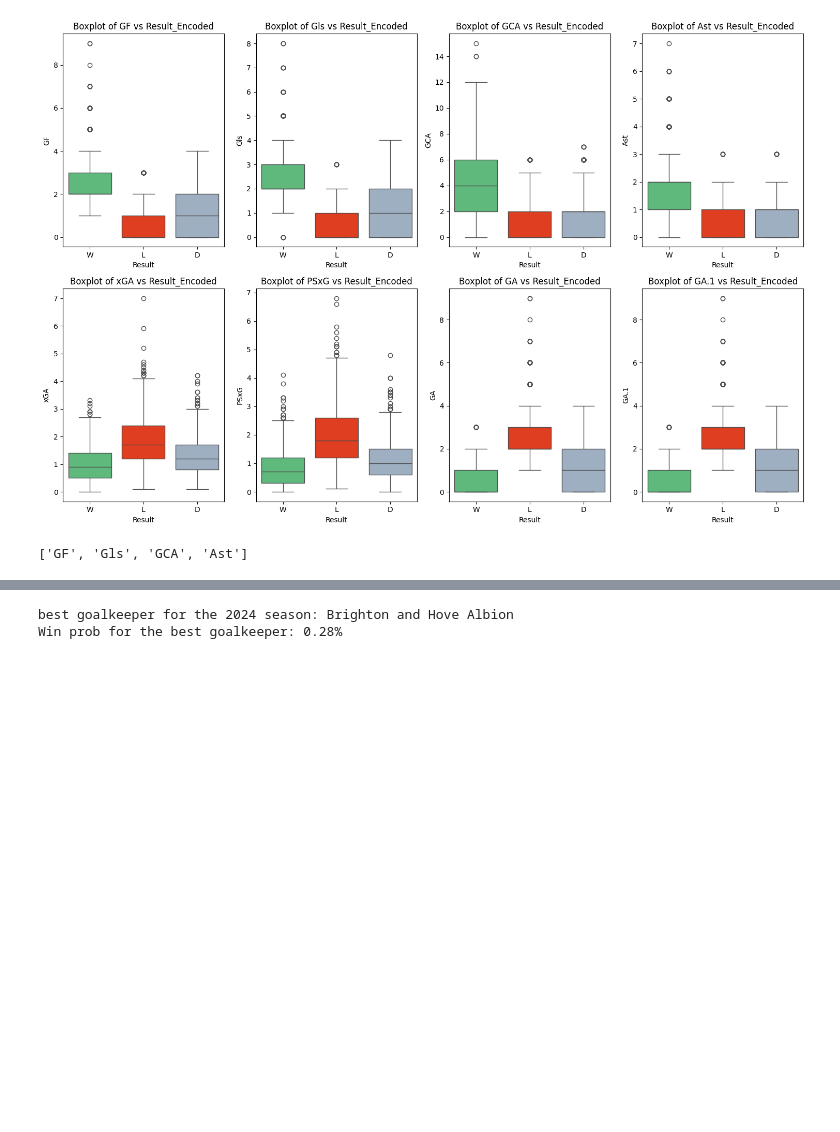
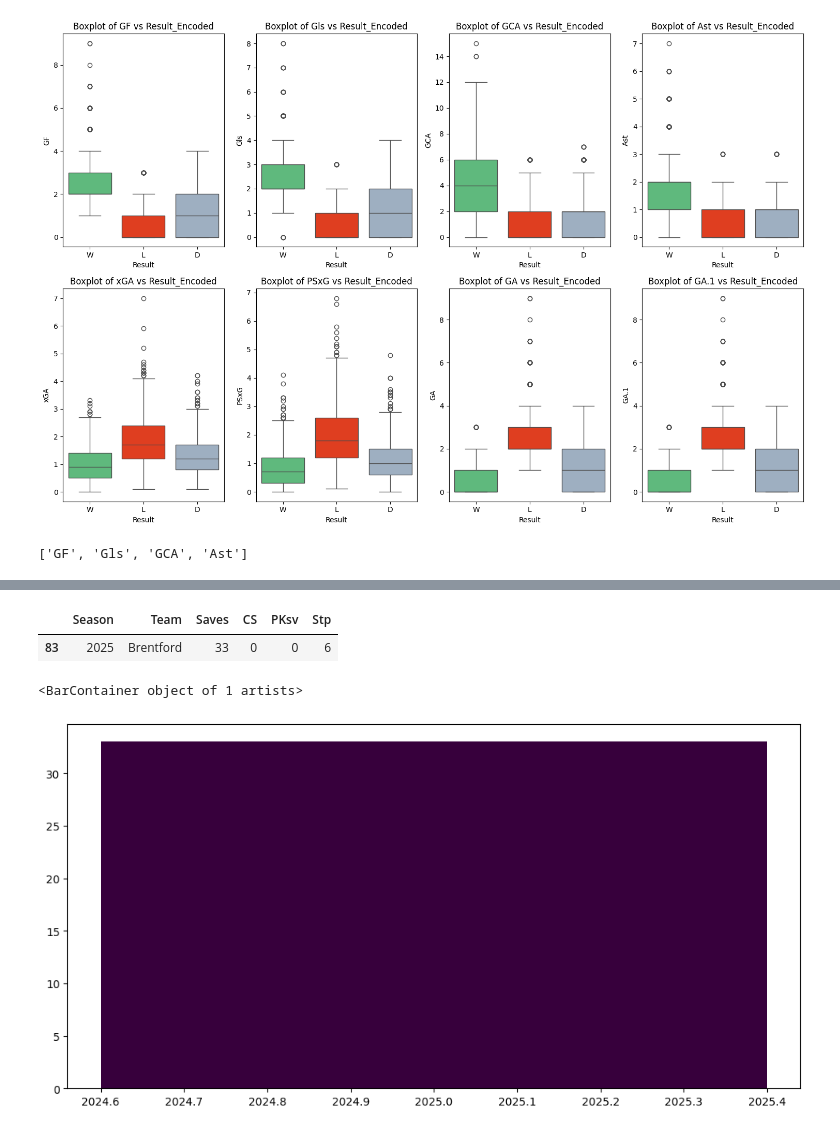
Before and after one commit to rohitlee/Football-League-Prediction, a Jupyter notebook: Code/03_EDA.ipynb, the cells around one changed output, grey strips where cells are left out. Cells and saved outputs as stored; diff of their text form; code cells hidden in the pictures; blank space fills up the shorter version.

Commit message:
made changes for analysis for dataset- based on goalkeeper

```diff
--- a/Code/03_EDA.ipynb
+++ b/Code/03_EDA.ipynb
@@ -427,10 +275,0 @@ team_performance['Win_Prob'] = df_cleaned.groupby('Team')['Win_Prob'].mean()   #
-# %%
-#finding the team with the highest average 'Win_Prob' and get the best goalkeeper of the team from season
-best_goalkeeper_team = team_performance['Win_Prob'].idxmax()
-best_goalkeeper_team_win_prob = team_performance.loc[best_goalkeeper_team, 'Win_Prob']
-
-print(f"\nbest goalkeeper for the 2024 season: {best_goalkeeper_team}")
-print(f"Win prob for the best goalkeeper: {best_goalkeeper_team_win_prob:.2f}%")
-# %% [output]
-best goalkeeper for the 2024 season: Brighton and Hove Albion
-Win prob for the best goalkeeper: 0.28%
@@ -436,0 +280,31 @@ Win prob for the best goalkeeper: 0.28%
+# %%
+# Aggregate data to calculate total Saves, CS, PKsv, and Stp per team per season
+seasonal_stats = goalkeeper_data.groupby(['Season', 'Team']).agg({
+    'Saves': 'sum',       # Total saves over the season
+    'CS': 'sum',          # Total clean sheets for the season
+    'PKsv': 'sum',        # Total penalty kicks saved
+    'Stp': 'sum'          # Total crosses stopped
+}).reset_index()
+# %%
+# Identify the team with the most Saves for each season
+best_teams_by_season = []
+for season in sorted(seasonal_stats['Season'].unique()):
+    season_data = seasonal_stats[seasonal_stats['Season'] == season]
+# %%
+# Find the team with the highest total Saves in each season
+best_team = season_data.loc[season_data['Saves'].idxmax()]
+best_teams_by_season.append(best_team)
+# %%
+ #Create a DataFrame for the best teams by season
+best_goalkeepers_table = pd.DataFrame(best_teams_by_season)[['Season', 'Team', 'Saves', 'CS', 'PKsv', 'Stp']]
+best_goalkeepers_table
+# %% [output]
+|  | Season | Team | Saves | CS | PKsv | Stp |
+| 83 | 2025 | Brentford | 33 | 0 | 0 | 6 |
+# %%
+# Plot a bar graph showing Saves by the best team for each season
+plt.figure(figsize=(12, 6))
+plt.bar(best_goalkeepers_table['Season'], best_goalkeepers_table['Saves'], color='#37003c')
+# %% [output]
+<BarContainer object of 1 artists>
+[figure, added]
```
Also changed, not shown: parts of 27 cells of this notebook.
